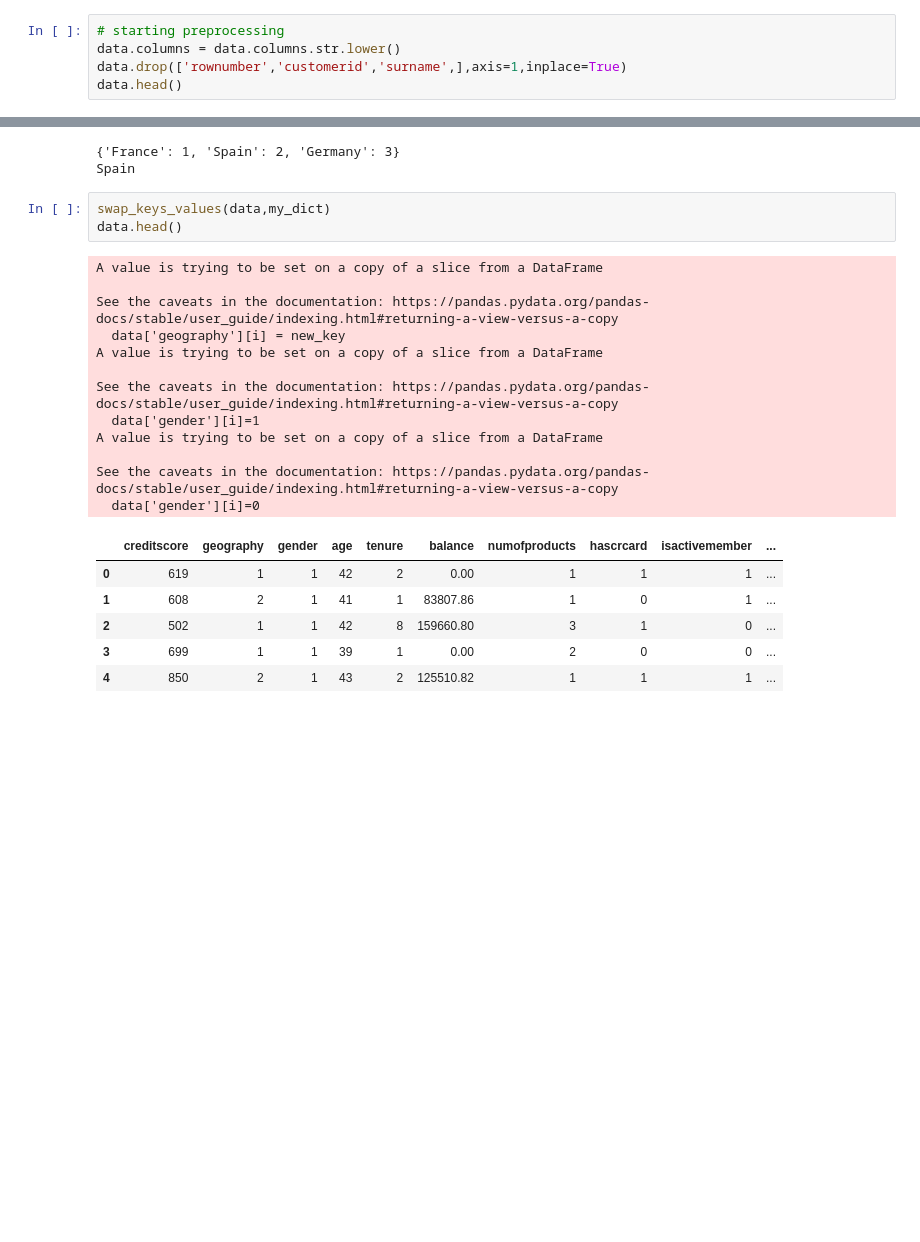
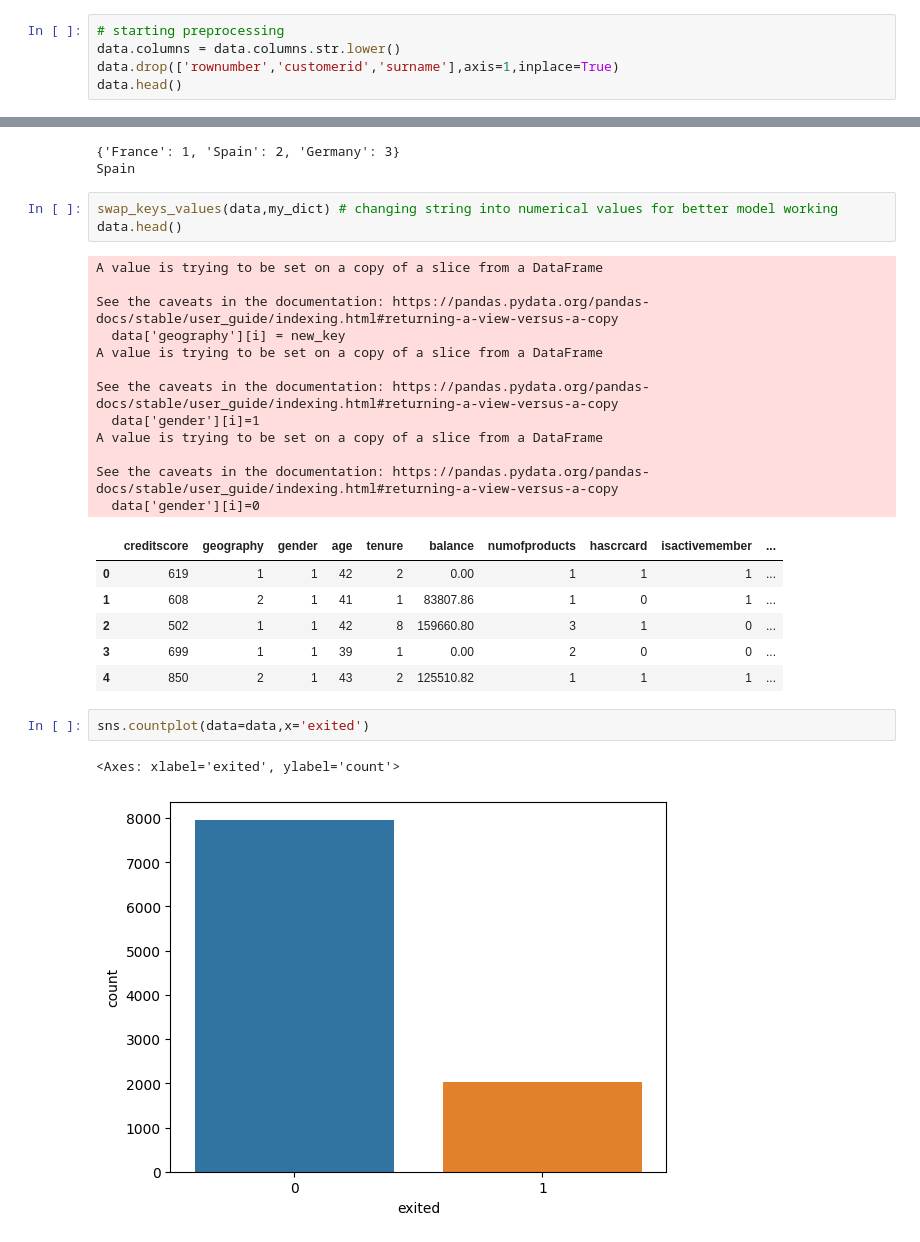
Before and after one commit to seeratfatima19/CODSOFT, a Jupyter notebook: churn_prediction.ipynb, the cells around one changed output, grey strips where cells are left out. Saved outputs shown, nothing was run; the diff lists cells and outputs as text; blank space fills up the shorter version.

```diff
--- a/churn_prediction.ipynb
+++ b/churn_prediction.ipynb
@@ -48,7 +72,7 @@ data.head()
 # %%
 # starting preprocessing
 data.columns = data.columns.str.lower()
-data.drop(['rownumber','customerid','surname',],axis=1,inplace=True)
+data.drop(['rownumber','customerid','surname'],axis=1,inplace=True)
 data.head()
 # %% [output]
 |  | creditscore | geography | gender | age | tenure | balance | numofproducts | hascrcard | isactivemember | ... |
@@ -67,7 +91,7 @@ print(data['geography'][4])
 {'France': 1, 'Spain': 2, 'Germany': 3}
 Spain
 # %%
-swap_keys_values(data,my_dict)
+swap_keys_values(data,my_dict) # changing string into numerical values for better model working
 data.head()
 # %% [output]
 A value is trying to be set on a copy of a slice from a DataFrame
@@ -88,3 +112,8 @@ See the caveats in the documentation: https://pandas.pydata.org/pandas-docs/stab
 | 2 | 502 | 1 | 1 | 42 | 8 | 159660.80 | 3 | 1 | 0 | ... |
 | 3 | 699 | 1 | 1 | 39 | 1 | 0.00 | 2 | 0 | 0 | ... |
 | 4 | 850 | 2 | 1 | 43 | 2 | 125510.82 | 1 | 1 | 1 | ... |
+# %%
+sns.countplot(data=data,x='exited')
+# %% [output]
+<Axes: xlabel='exited', ylabel='count'>
+[figure, added]
```
Also changed, not shown: parts of 12 cells of this notebook.
